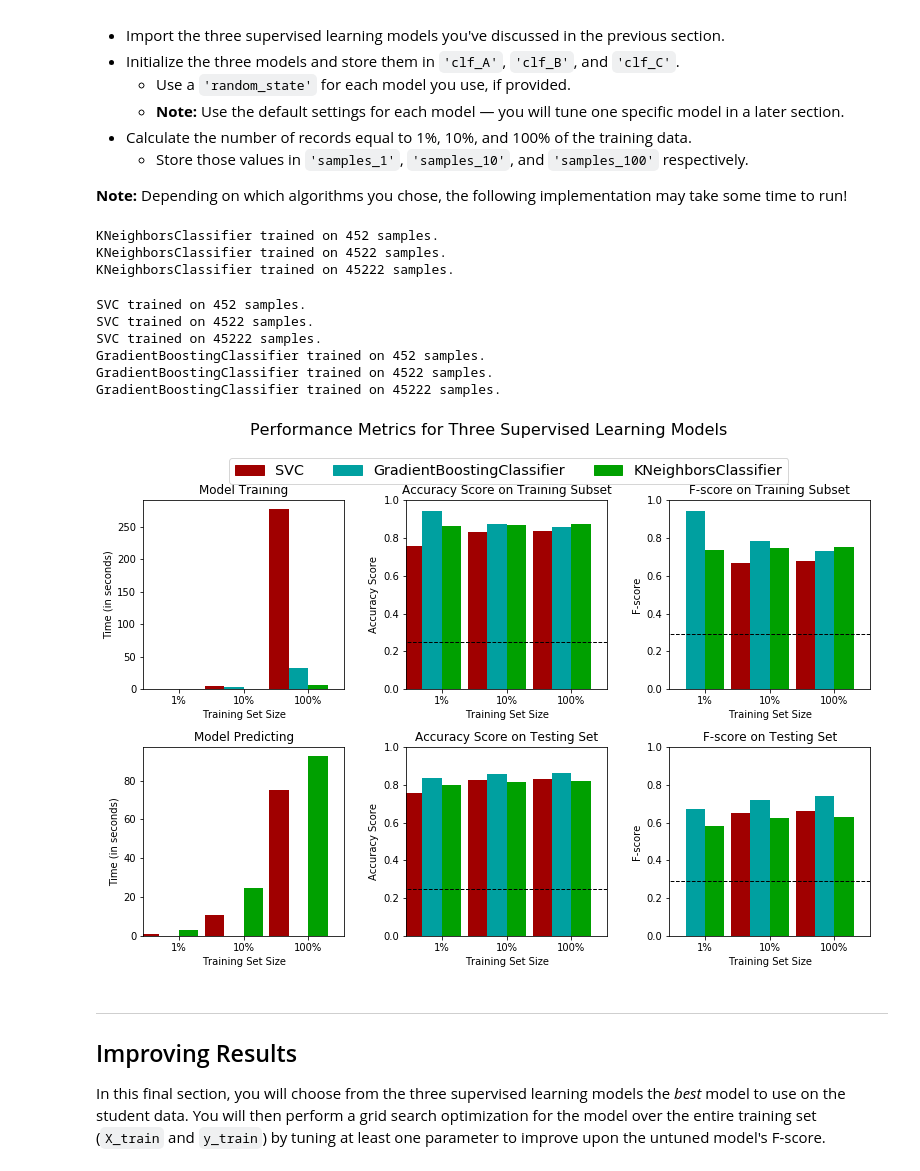
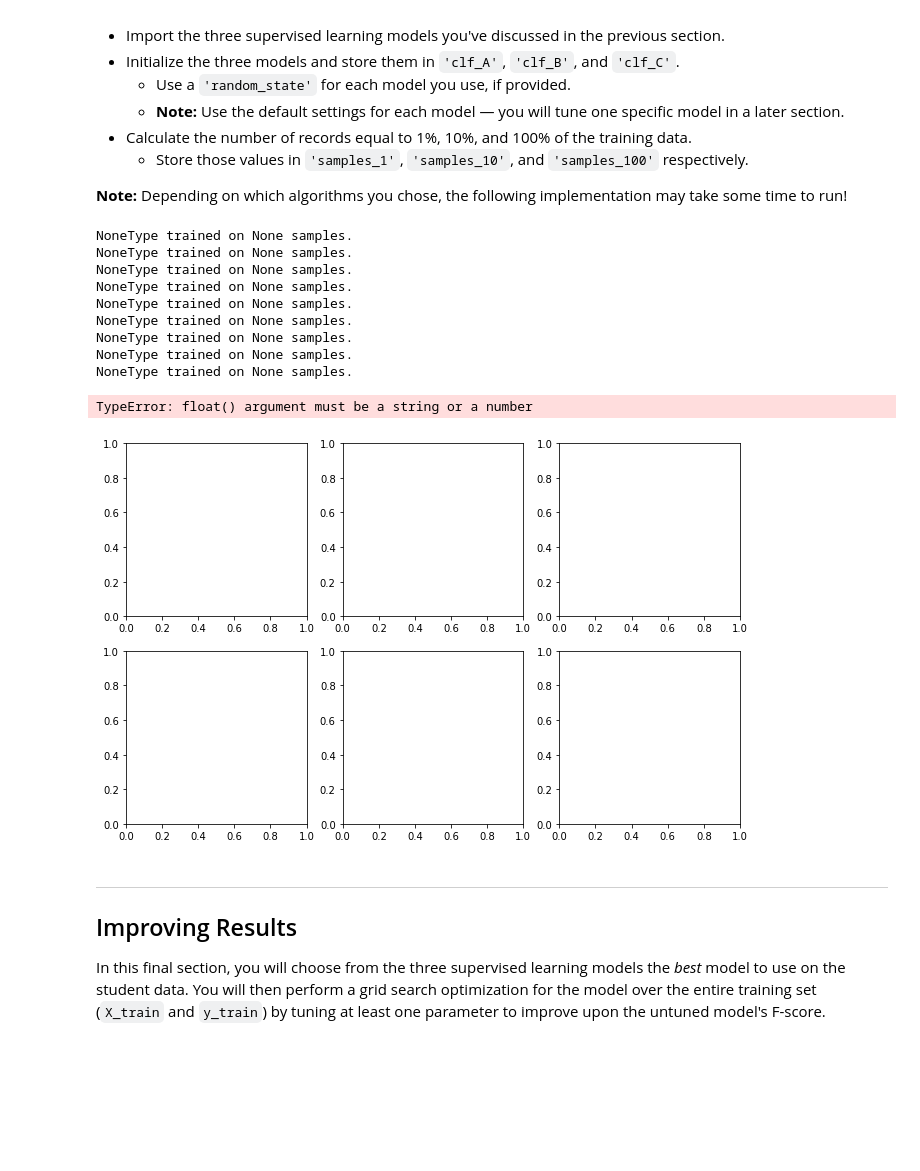
Before and after one commit to wolfman30/Udacity_finding_donors, a Jupyter notebook: finding_donors.ipynb, the cells around one changed output. Saved outputs shown, nothing was run; the diff lists cells and outputs as text; code cells hidden in the pictures; blank space fills up the shorter version.

```diff
--- a/finding_donors.ipynb
+++ b/finding_donors.ipynb
@@ -248,10 +247,10 @@ List three of the supervised learning models above that are appropriate for this
 - *What makes this model a good candidate for the problem, given what you know about the data?*
 # %%
 """Pretesting accuracy of KNN"""
-from sklearn.neighbors import KNeighborsClassifier as KNC
+from sklearn.neighbors import KNeighborsClassifier as KN
 from sklearn.metrics import accuracy_score
 start = time()
-neigh = KNC()
+neigh = KN()
 neigh.fit(X_train, y_train)
 neigh_pred = neigh.predict(X_test)
 acc = accuracy_score(neigh_pred, y_test)
@@ -267,7 +266,7 @@ Duration:1.84
 """Pretesting the accuracy and time of Linear SVM"""
 from sklearn.svm import SVC
 start = time()
-clf = SVC()
+clf = SVC(kernel = 'linear')
 clf.fit(X_train, y_train)
 pred = clf.predict(X_test)
 acc = accuracy_score(pred, y_test)
@@ -351,11 +310,0 @@ Duration:0.02
-# %%
-from sklearn.linear_model import SGDClassifier as SC
-start = time()
-stoch = SC()
-stoch.fit(X_train, y_train)
-stoch_pred = stoch.predict(X_test)
-acc = accuracy_score(stoch_pred, y_test)
-end = time()
-print "Accuracy:{:.2f}".format(acc * 100)
-print ''
-print "Duration:{:.2f}".format((end - start)/60.0)
@@ -366,11 +310,0 @@ Duration:0.01
-# %%
-from sklearn.naive_bayes import GaussianNB as GNB
-start = time()
-gauss = GNB()
-gauss.fit(X_train, y_train)
-gauss_pred = gauss.predict(X_test)
-acc = accuracy_score(gauss_pred, y_test)
-end = time()
-print "Accuracy:{:.2f}".format(acc * 100)
-print ''
-print "Duration:{:.2f}".format((end - start)/60.0)
@@ -534,38 +433,39 @@ In the code cell, you will need to implement the following:
 # %%
 # TODO: Import the three supervised learning models from sklearn
 
 # TODO: Initialize the three models
-clf_A = KNC()
-clf_B = SVC(random_state=40)
-clf_C = GBC()
+clf_A = None
+clf_B = None
+clf_C = None
 
 # TODO: Calculate the number of samples for 1%, 10%, and 100% of the training data
-samples_1 = 452
-samples_10 = 4522
-samples_100 = 45222
+samples_1 = None
+samples_10 = None
+samples_100 = None
 
 # Collect results on the learners
 results = {}
 for clf in [clf_A, clf_B, clf_C]:
     clf_name = clf.__class__.__name__
     results[clf_name] = {}
     for i, samples in enumerate([samples_1, samples_10, samples_100]):
         results[clf_name][i] = \
         train_predict(clf, samples, X_train, y_train, X_test, y_test)
 
 # Run metrics visualization for the three supervised learning models chosen
 vs.evaluate(results, accuracy, fscore)
 # %% [output]
-KNeighborsClassifier trained on 452 samples.
-KNeighborsClassifier trained on 4522 samples.
-KNeighborsClassifier trained on 45222 samples.
+NoneType trained on None samples.
+NoneType trained on None samples.
+NoneType trained on None samples.
+NoneType trained on None samples.
+NoneType trained on None samples.
+NoneType trained on None samples.
+NoneType trained on None samples.
+NoneType trained on None samples.
+NoneType trained on None samples.
-SVC trained on 452 samples.
-SVC trained on 4522 samples.
-SVC trained on 45222 samples.
-GradientBoostingClassifier trained on 452 samples.
-GradientBoostingClassifier trained on 4522 samples.
-GradientBoostingClassifier trained on 45222 samples.
+TypeError: float() argument must be a string or a number
-[figure, old version]
+[figure, new version]
 # %% [markdown]
 ----
 ## Improving Results
```
Also changed, not shown: parts of 19 cells of this notebook, 1 other file.
